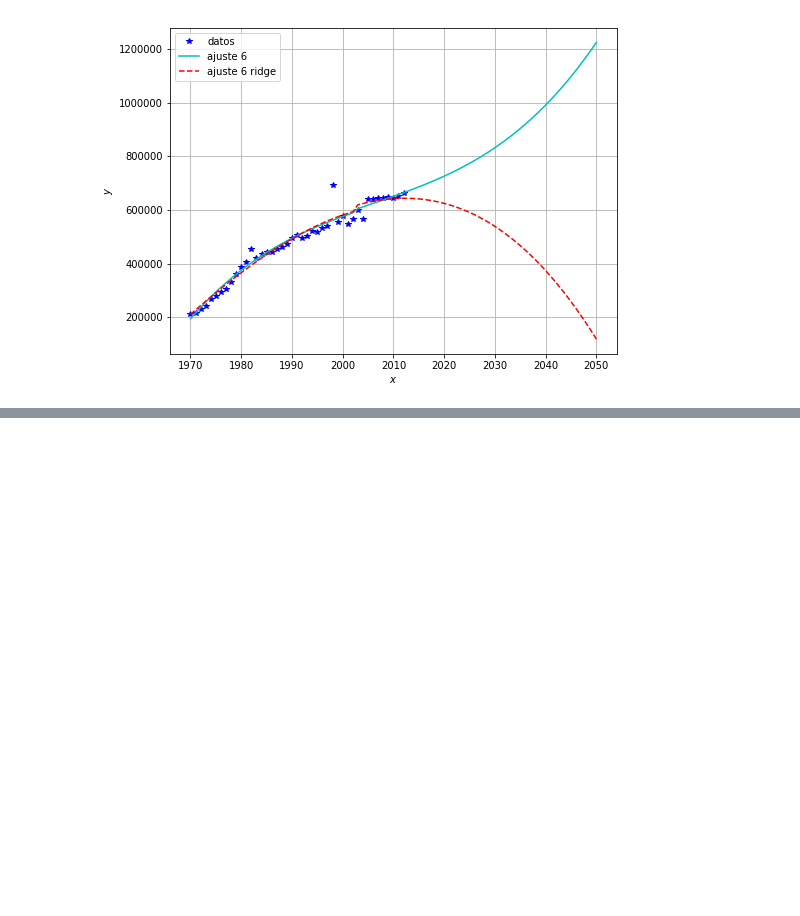
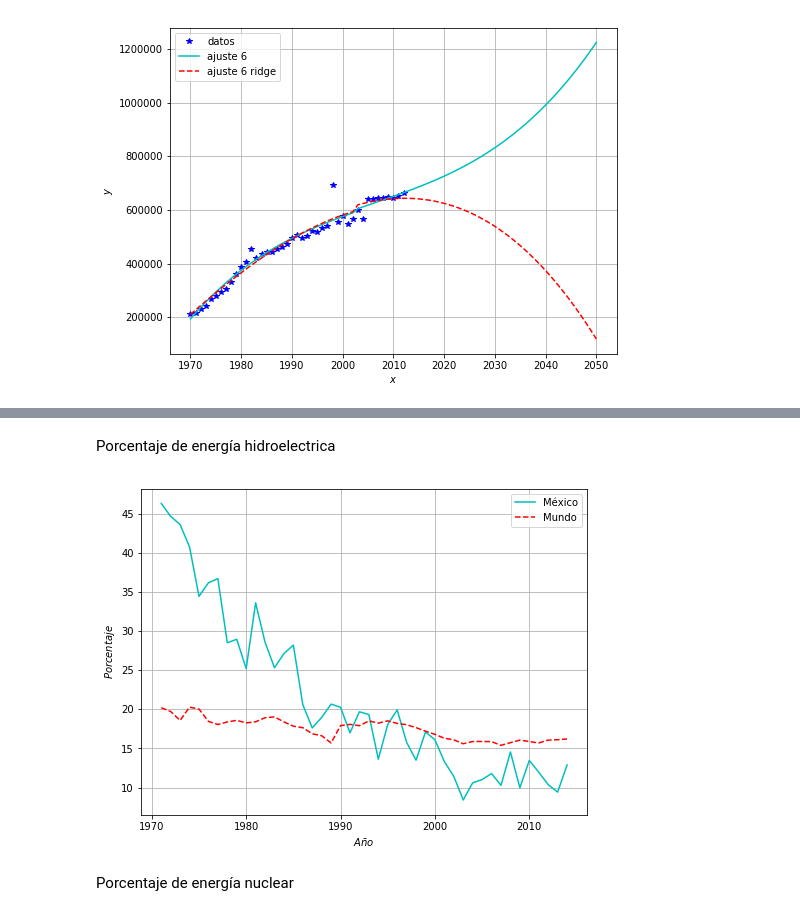
Before and after one commit to AndreaOrtizM/ProyectoModulo3_OrtizA_AcostaE_ChiquitoE, a Jupyter notebook: Andrea.ipynb, the cells around one changed output, grey strips where cells are left out. Saved outputs shown, nothing was run; the diff lists cells and outputs as text; code cells hidden in the pictures; blank space fills up the shorter version.

```diff
--- a/Andrea.ipynb
+++ b/Andrea.ipynb
@@ -168,0 +227,21 @@ plt.show()
+# %% [markdown]
+Porcentaje de energía hidroelectrica
+# %%
+hydro_file = 'hydro_mex.csv'
+data_hydro = pd.read_csv(hydro_file, header = None)
+# %%
+x_hydro = data_hydro.iloc[0, :].values
+mex_hydro = data_hydro.iloc[1, :].values
+wor_hydro = data_hydro.iloc[2, :].values
+plt.figure(figsize=(8,6))
+plt.plot(x_hydro, mex_hydro, '-c', label = "México")
+plt.plot(x_hydro, wor_hydro, '--r', label = "Mundo")
+plt.legend(loc = 'best')
+plt.xlabel('$Año$')
+plt.ylabel('$Porcentaje$')
+plt.grid()
+plt.show()
+# %% [output]
+[figure, added]
+# %% [markdown]
+Porcentaje de energía nuclear
```
Also changed, not shown: parts of 12 cells of this notebook, 7 other files.
